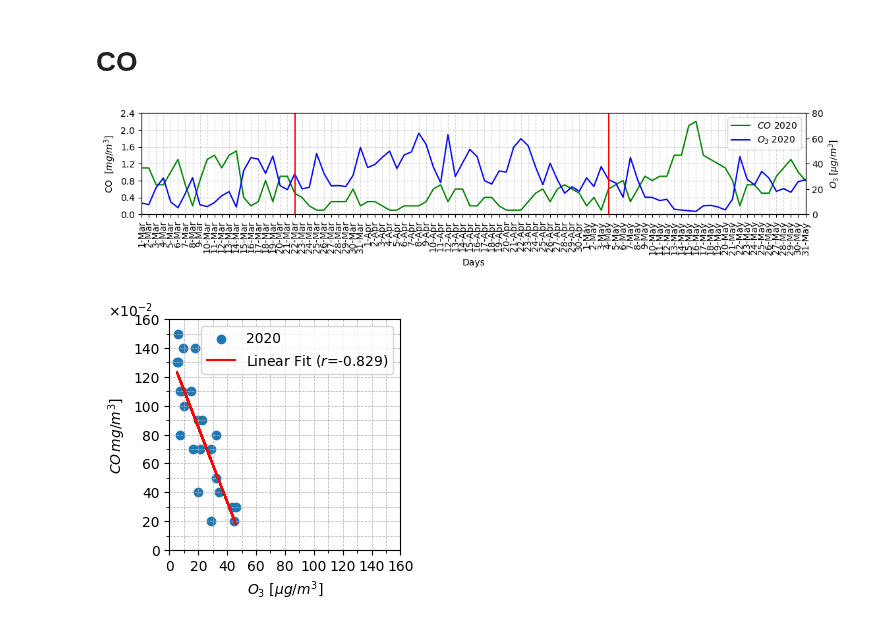
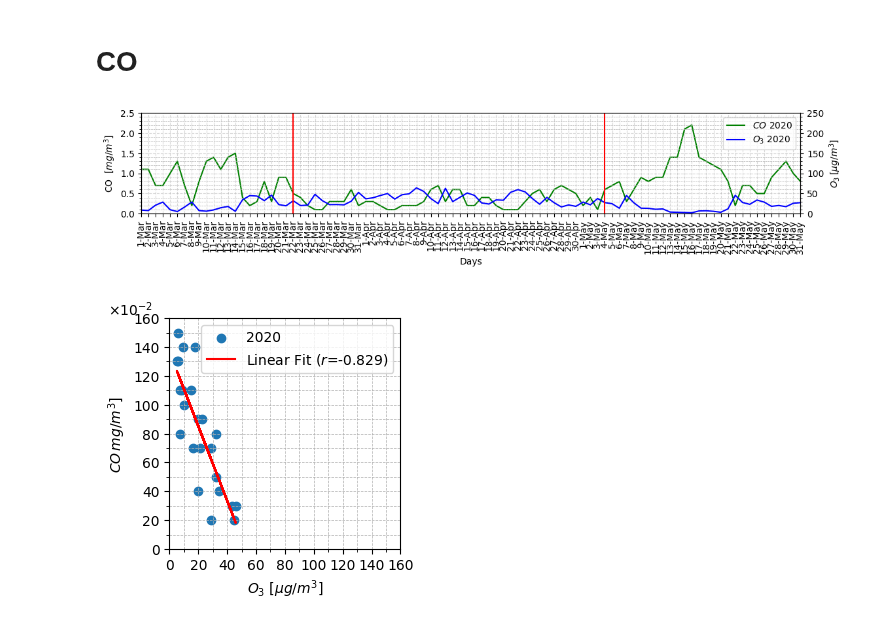
Before and after one commit to costpetrides/Air-pollution-COVID-19-impact, a Jupyter notebook: Correlation/PAT-Correlation.ipynb, the cells around one changed output. Drawn from its saved outputs; the diff is of its cells as text; code cells hidden in the pictures.

```diff
--- a/Correlation/PAT-Correlation.ipynb
+++ b/Correlation/PAT-Correlation.ipynb
@@ -332,39 +338,41 @@ for i in df['O320']:
   if i==0:
     y+=[None]
   else:
     y+=[i]
 
 ax.plot(df['DAY'], x, 'g', label='$CO$ 2020')
 plt.xticks(rotation=90)
 
 ax2=ax.twinx()
 ax2.plot(df['DAY'], y, 'b', label='$O_{3}$ 2020')
 
 plt.xlim(df.loc[0]['DAY'] , df.loc[91]['DAY'])
 plt.ylim(0,150)
 plt.xticks(rotation=90)
 
 plt.xticks(rotation=90)
 
 plt.axvline(x='4-May' ,color='r')
 plt.axvline(x='22-Mar' ,color='r')
 
 ax.set_xlabel('Days')
 ax.set_ylabel(r"CO  $[mg/m^{3}$]")
 ax2.set_ylabel(r"$O_{3} \: [μg/m^{3}$]")
 lines, labels = ax.get_legend_handles_labels()
 lines2, labels2 = ax2.get_legend_handles_labels()
 ax2.legend(lines + lines2, labels + labels2, loc=0)
 
-ax.set_yticks(np.arange(0, 2.8, 0.4))
-ax2.set_yticks(np.arange(0, 180, 20))
-ax.set_ylim(0, 2.4)
-ax2.set_ylim(0, 80)
+ax.set_yticks(np.arange(0, 3, 0.5))
+ax2.set_yticks(np.arange(0, 350, 50))
+ax.set_ylim(0, 2.5)
+ax2.set_ylim(0, 250)
 ax.grid(linestyle='--', alpha=0.5)
-
+ax.yaxis.set_minor_locator(plt.MultipleLocator(0.1))
+plt.gca().yaxis.set_minor_locator(plt.MultipleLocator(10))
+plt.grid(which='minor', axis='y', linestyle='--', linewidth=0.5)
 plt.show()
 # %% [output]
-[figure, old version]
+[figure, new version]
 # %%
 import matplotlib.pyplot as plt
 import numpy as np
```
Also changed, not shown: parts of 3 cells of this notebook.
